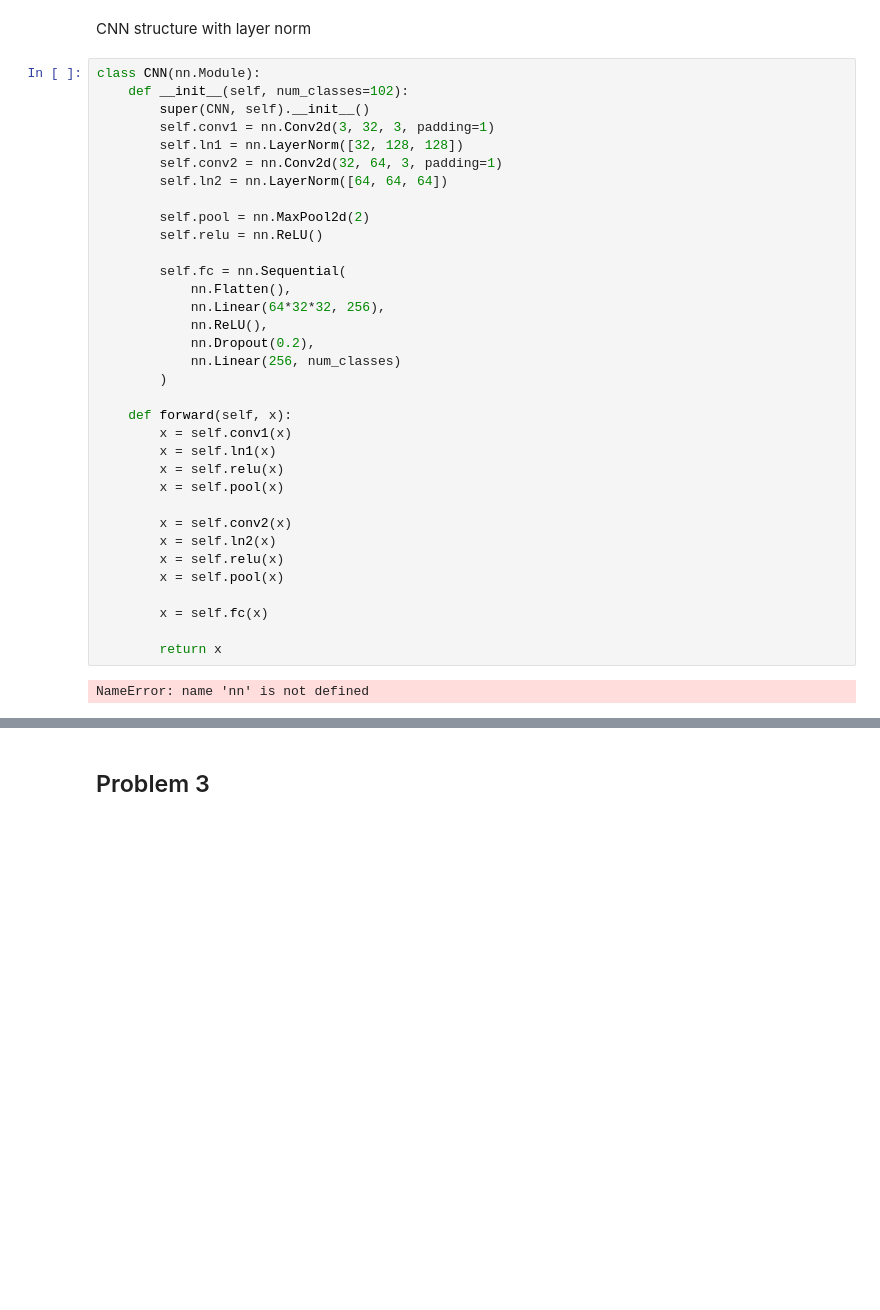
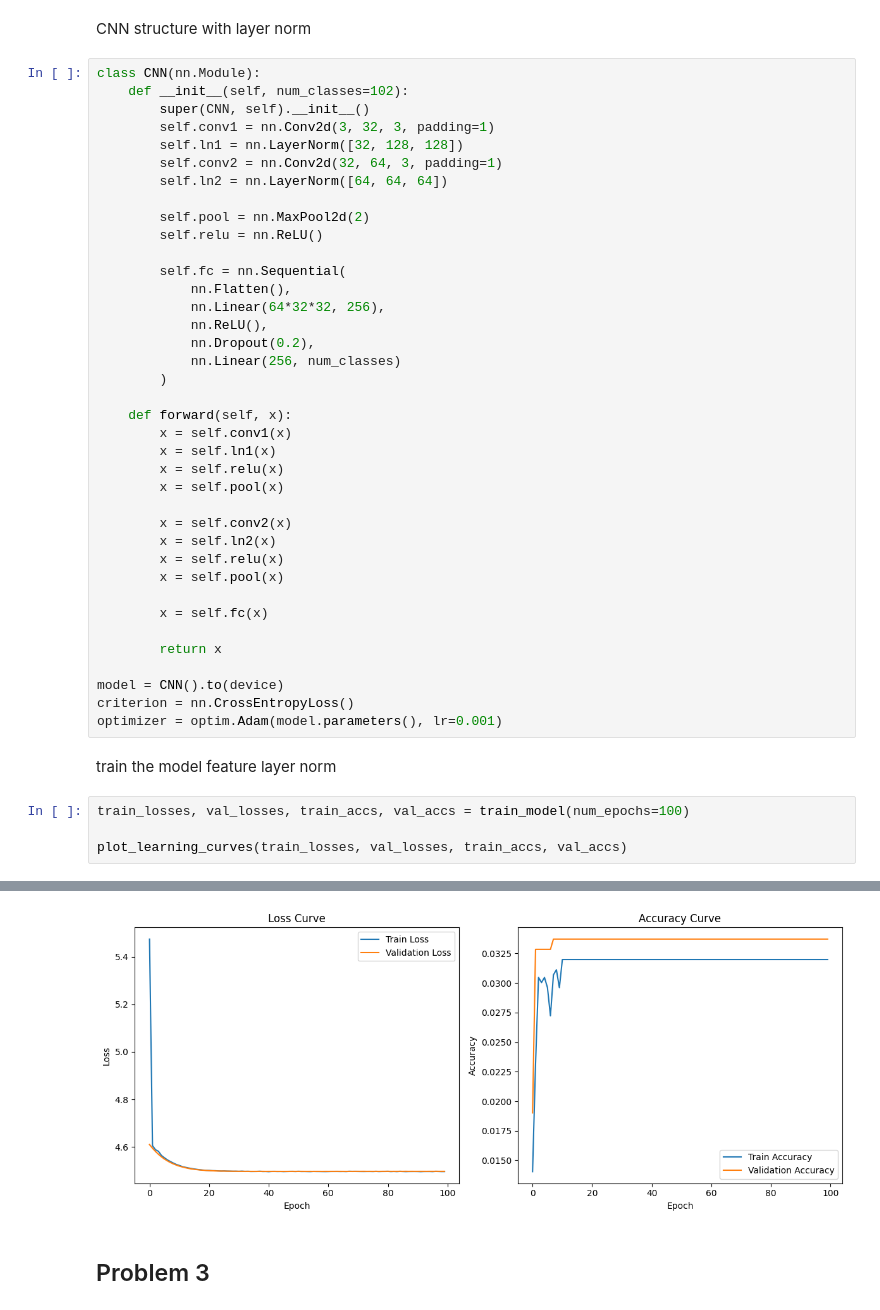
Before and after one commit to wilbur1240/dl-2025-spring, a Jupyter notebook: DL_HW1/hw1_110511177.ipynb, the cells around one changed output, grey strips where cells are left out. Saved outputs shown, nothing was run; the diff lists cells and outputs as text; blank space fills up the shorter version.

```diff
--- a/DL_HW1/hw1_110511177.ipynb
+++ b/DL_HW1/hw1_110511177.ipynb
@@ -802,5 +802,14 @@ class CNN(nn.Module):
         x = self.fc(x)
 
         return x
+
+model = CNN().to(device)
+criterion = nn.CrossEntropyLoss()
+optimizer = optim.Adam(model.parameters(), lr=0.001)
-# %% [output]
-NameError: name 'nn' is not defined
+# %% [markdown]
+train the model feature layer norm
+# %%
+train_losses, val_losses, train_accs, val_accs = train_model(num_epochs=100)
+
+plot_learning_curves(train_losses, val_losses, train_accs, val_accs)
+# %% [output]
@@ -807,2 +833,3 @@ NameError: name 'nn' is not defined
+[figure, added]
 # %% [markdown]
 ## Problem 3
```
Also changed, not shown: parts of 1 cell of this notebook.
